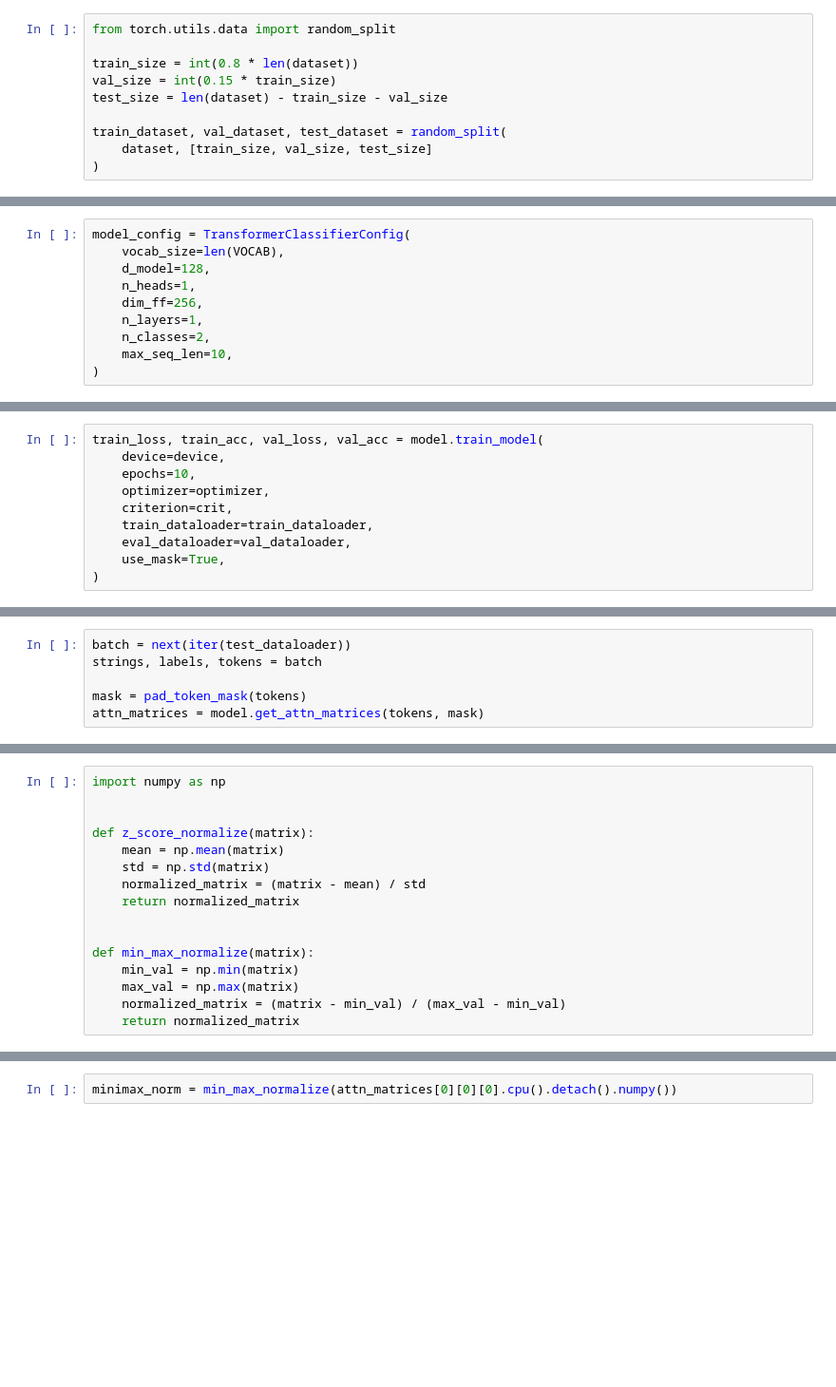
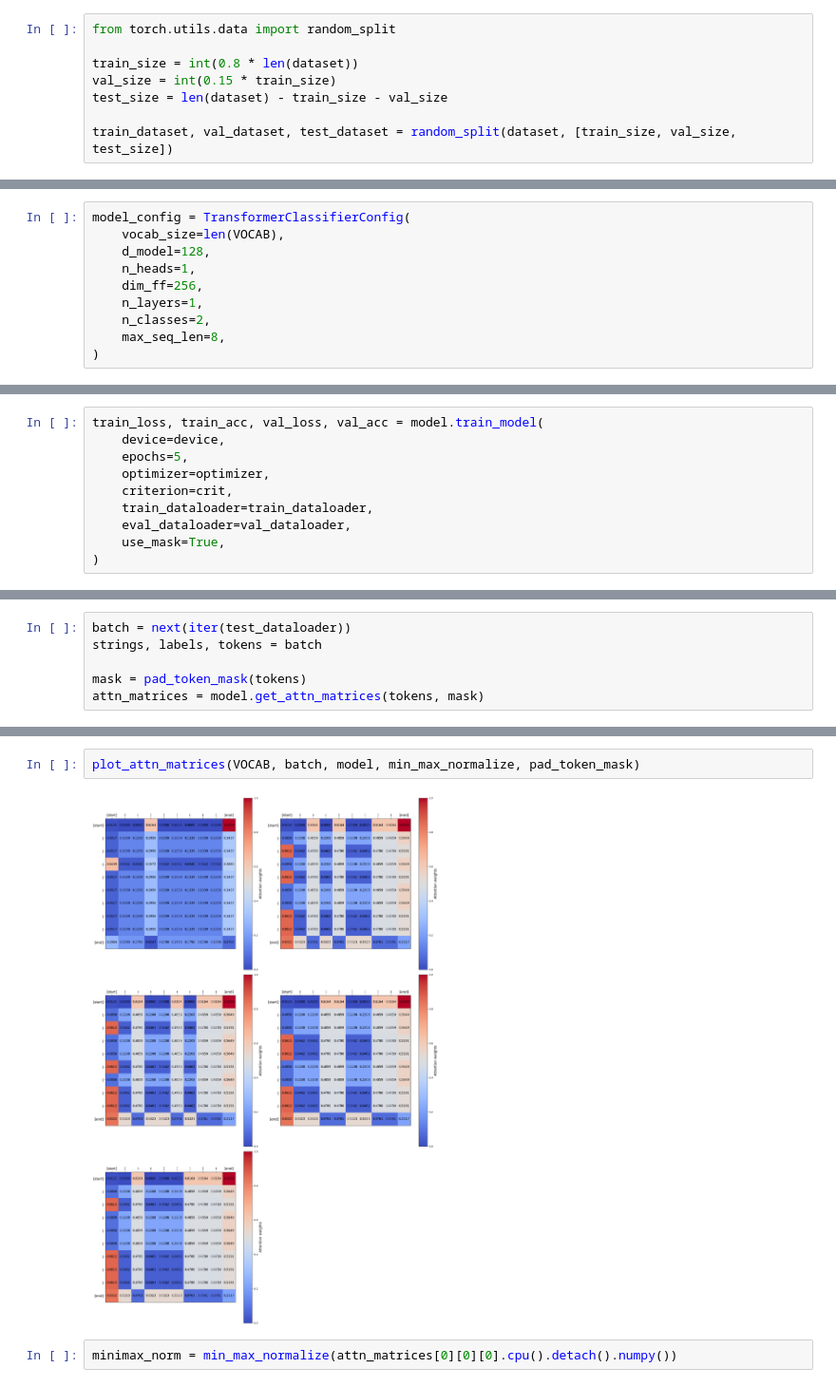
Before and after one commit to matiasmolinolo/transformer-checker, a Jupyter notebook: experiments.ipynb, the cells around one changed output, grey strips where cells are left out. Shown at 95% size. Saved outputs shown, nothing was run; the diff lists cells and outputs as text; blank space fills up the shorter version.

Commit message:
visualizer

```diff
--- a/experiments.ipynb
+++ b/experiments.ipynb
@@ -48,9 +47,7 @@ train_size = int(0.8 * len(dataset))
 val_size = int(0.15 * train_size)
 test_size = len(dataset) - train_size - val_size
 
-train_dataset, val_dataset, test_dataset = random_split(
-    dataset, [train_size, val_size, test_size]
-)
+train_dataset, val_dataset, test_dataset = random_split(dataset, [train_size, val_size, test_size])
 # %%
 from torch.utils.data import DataLoader
 # %%
@@ -73,7 +70,7 @@ model_config = TransformerClassifierConfig(
     dim_ff=256,
     n_layers=1,
     n_classes=2,
-    max_seq_len=10,
+    max_seq_len=8,
 )
 # %%
 model = TransformerClassifier(model_config)
@@ -88,7 +103,7 @@ optimizer = optim.Adam(model.parameters(), lr=1e-4)
 # %%
 train_loss, train_acc, val_loss, val_acc = model.train_model(
     device=device,
-    epochs=10,
+    epochs=5,
     optimizer=optimizer,
     criterion=crit,
     train_dataloader=train_dataloader,
@@ -141,16 +156,0 @@ attn_matrices[0][0][0].shape
-# %%
-import numpy as np
-
-
-def z_score_normalize(matrix):
-    mean = np.mean(matrix)
-    std = np.std(matrix)
-    normalized_matrix = (matrix - mean) / std
-    return normalized_matrix
-
-
-def min_max_normalize(matrix):
-    min_val = np.min(matrix)
-    max_val = np.max(matrix)
-    normalized_matrix = (matrix - min_val) / (max_val - min_val)
-    return normalized_matrix
@@ -173,2 +159,6 @@ plt.show()
+# %%
+plot_attn_matrices(VOCAB, batch, model, min_max_normalize, pad_token_mask)
+# %% [output]
+[figure, added]
 # %%
 minimax_norm = min_max_normalize(attn_matrices[0][0][0].cpu().detach().numpy())
```
Also changed, not shown: parts of 30 cells of this notebook, 3 other files.
